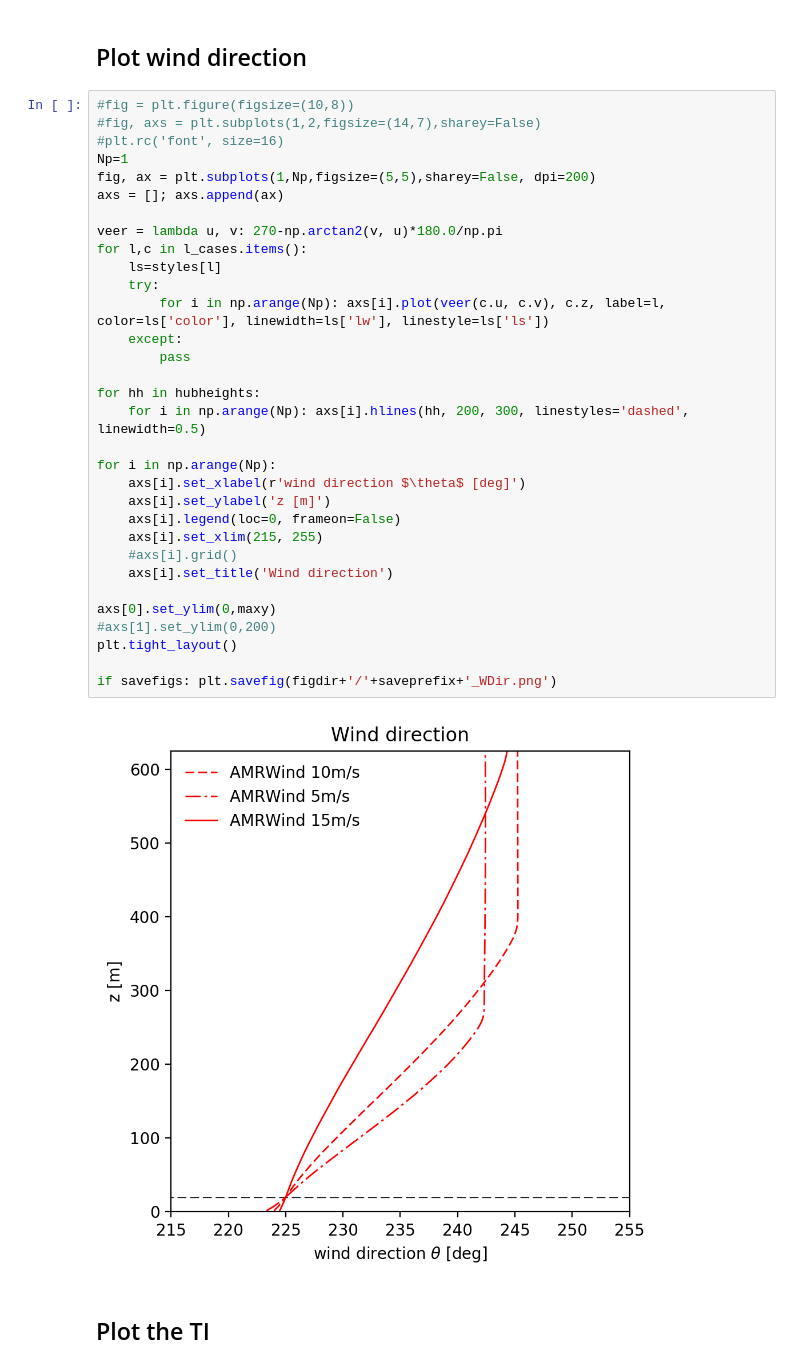
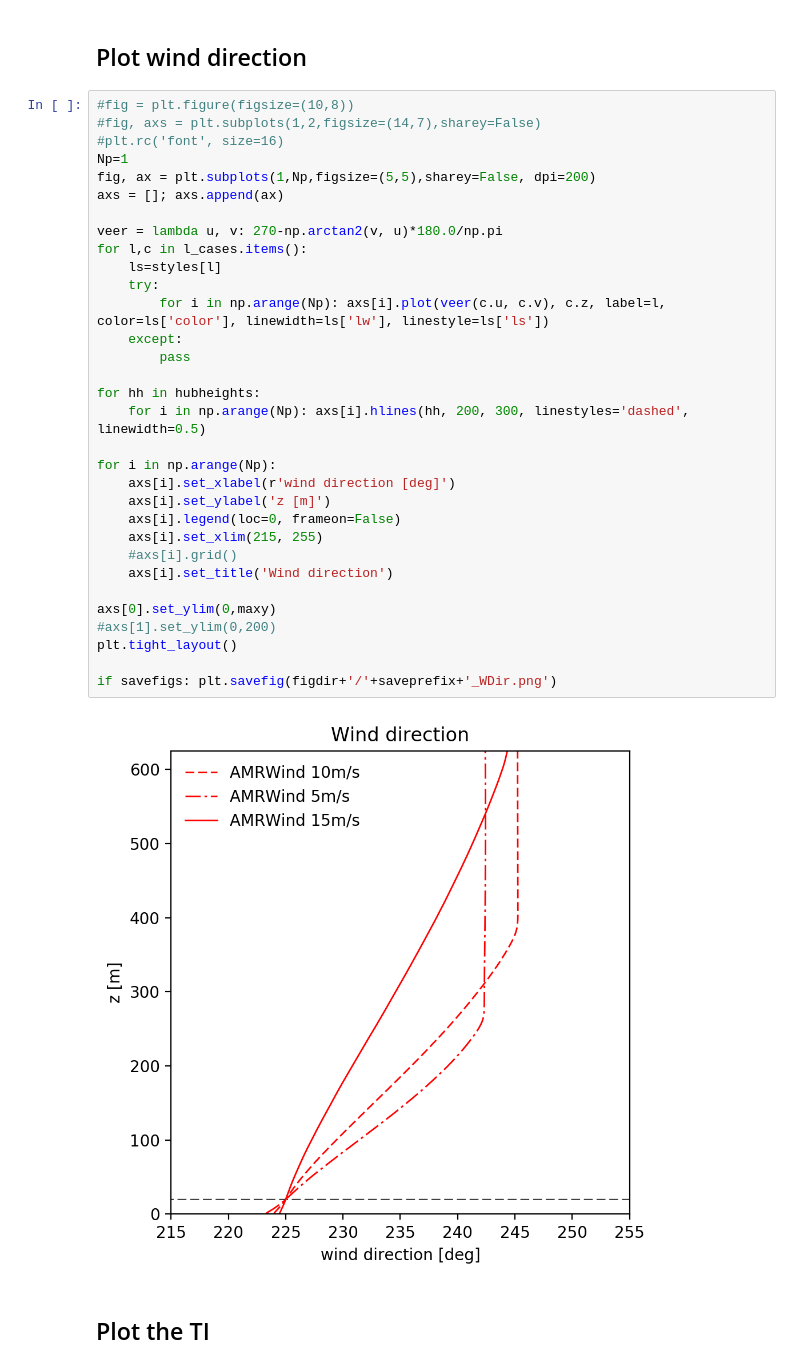
Before and after one commit to lawrenceccheung/AIAAScitech2021, a Jupyter notebook: Postprocessing/ABLStats/AMRWind_NaluWind_stable_AllWS_2p5Cubed.ipynb, the cells around one changed output. Saved outputs shown, nothing was run; the diff lists cells and outputs as text.

Commit message:
Update figures

```diff
--- a/Postprocessing/ABLStats/AMRWind_NaluWind_stable_AllWS_2p5Cubed.ipynb
+++ b/Postprocessing/ABLStats/AMRWind_NaluWind_stable_AllWS_2p5Cubed.ipynb
@@ -78,35 +78,35 @@ if savefigs: plt.savefig(figdir+'/'+saveprefix+'_WS.png')
 #fig, axs = plt.subplots(1,2,figsize=(14,7),sharey=False)
 #plt.rc('font', size=16)
 Np=1
 fig, ax = plt.subplots(1,Np,figsize=(5,5),sharey=False, dpi=200)
 axs = []; axs.append(ax)
 
 veer = lambda u, v: 270-np.arctan2(v, u)*180.0/np.pi
 for l,c in l_cases.items():
     ls=styles[l]
     try:
         for i in np.arange(Np): axs[i].plot(veer(c.u, c.v), c.z, label=l, color=ls['color'], linewidth=ls['lw'], linestyle=ls['ls'])
     except:
         pass
 
 for hh in hubheights:
     for i in np.arange(Np): axs[i].hlines(hh, 200, 300, linestyles='dashed', linewidth=0.5)
 
 for i in np.arange(Np):
-    axs[i].set_xlabel(r'wind direction $\theta$ [deg]')
+    axs[i].set_xlabel(r'wind direction [deg]')
     axs[i].set_ylabel('z [m]')
     axs[i].legend(loc=0, frameon=False)
     axs[i].set_xlim(215, 255)
     #axs[i].grid()
     axs[i].set_title('Wind direction')
 
 axs[0].set_ylim(0,maxy)
 #axs[1].set_ylim(0,200)
 plt.tight_layout()
 
 if savefigs: plt.savefig(figdir+'/'+saveprefix+'_WDir.png')
 # %% [output]
-[figure, old version]
+[figure, new version]
 # %% [markdown]
 ## Plot the TI
 # %%
```
Also changed, not shown: parts of 2 cells of this notebook, 9 other files.
